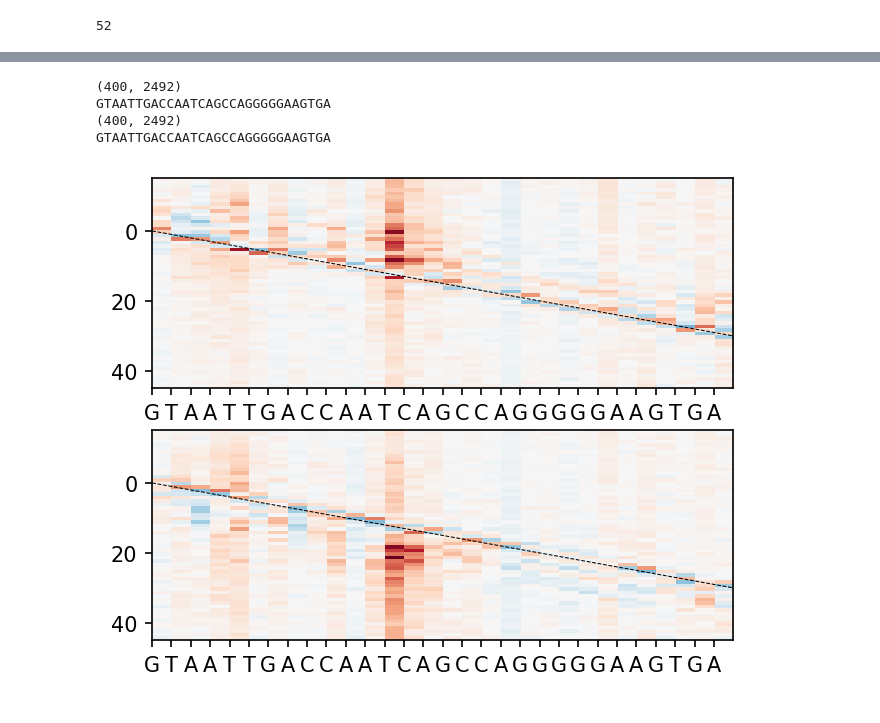
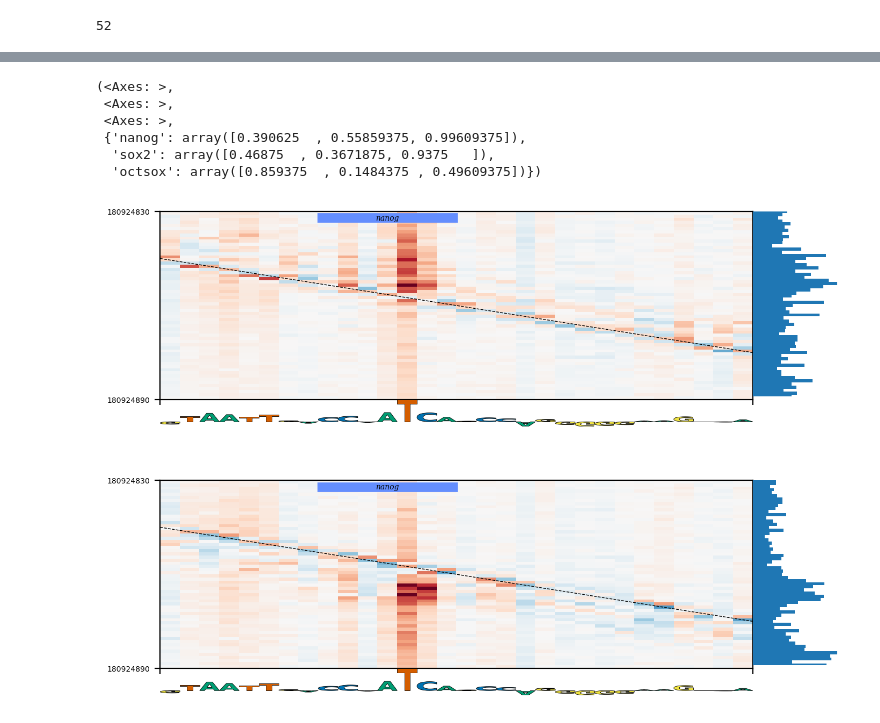
Before and after one commit to mmtrebuchet/bpreveal, a Jupyter notebook: doc/osknExample.ipynb, the cells around one changed output, grey strips where cells are left out. Cells and saved outputs as stored; diff of their text form; code cells hidden in the pictures.

```diff
--- a/doc/osknExample.ipynb
+++ b/doc/osknExample.ipynb
@@ -25,9 +32,14 @@ from bpreveal.tools import slurm
 # %%
 #Here, I'll set a few constants that will be applicable throughout the project.
-WORKING_DIRECTORY="/n/projects/cm2363/bpreveal/test/oskn"
-#You'll need to change this line to reflect the shell rc files that need to be sourced
-#in your job scripts, and to give the name of your bpreveal environment.
-SLURM_CONFIG = slurm.configSlurm(["/home/cm2363/.bashrc", "/home/cm2363/.zshrc"], "bpreveal-cerebro", WORKING_DIRECTORY)
+
+BASE_DIRECTORY="/n/projects/cm2363/bpreveal"
+WORKING_DIRECTORY=BASE_DIRECTORY + "/test/oskn"
+#The data directory is where I've unpacked the zenodo archive.
+DATA_DIRECTORY=WORKING_DIRECTORY + "/bpnet-pub-local"
+#I have a little script here that renames motifs in modiscolite. This will be unnecessary with new versions of modiscolite.
+SCRIPTS_DIR="/n/projects/cm2363/manuscript-bpreveal/src"
+SLURM_CONFIG=configSlurm(["/home/cm2363/.bashrc", "/home/cm2363/.zshrc"], "bpreveal-cerebro", WORKING_DIRECTORY)
+SLURM_CONFIG["gpuType"] = "a100"
 GENOME_FASTA="/n/data1/genomes/indexes/mm10/mm10.fa"
 TF_NAMES = ["oct4", "sox2", "klf4", "nanog"] #The names of the factors we'll use.
                                              #For consistency, I'm always going
@@ -1093,7 +1128,10 @@ print(RECEPTIVE_FIELD)
 
 #So in this case, if we want shap scores for a base at position zero, we need sequence from -16 to +35 (inclusive)
 # %%
-windowStart = 180924752
+windowStart = 180924752-1000
+windowEnd = 180925152+1000
+windowLen = windowEnd - windowStart
+windowChrom = "chr1"
 # %%
 #So I need to get windows that are 3092 bases wide, and the first 2093 bases are the only ones that have a chance of affecting the output
 #(since that's the receptive field for the first base.)
@@ -1211,15 +1253,38 @@ plotPisa("nanog_negative", 150, 200, 300, colorSpan = 0.5)
 # %%
 #One thing is pretty striking. The motif at ~100 bp has a directional effect, that is, the importance toward the positive peak is upstream of the
 #motif and the importance of the negative peak is downstream. But the motif at ~190 doesn't seem to be directional, and it seems to have a larger
 #reach. Let's zoom in!
-plt.subplot(211)
-plotPisa("nanog_positive", 108, 30, 60, colorSpan = 0.5)
-plt.subplot(212)
-plotPisa("nanog_negative", 108, 30, 60, colorSpan = 0.5)
+fig = plt.figure()
+
+bprplots.plotPisa(WORKING_DIRECTORY + "/shap/pisa_nanog_positive.h5",
+                  1108, 30, 60, RECEPTIVE_FIELD,
+                  windowStart, "chr1", GENOME_FASTA,
+                  WORKING_DIRECTORY + "/shap/nanog_profile.bw",
+                  WORKING_DIRECTORY + "/scan/nanog_profile.bed",
+                  WORKING_DIRECTORY + "/pred/nanog_residual_positive.bw",
+                  nameColors,
+                  fig, [0.1, 0.55, 0.9, 0.4],
+                  colorSpan = 0.5)
+
+bprplots.plotPisa(WORKING_DIRECTORY + "/shap/pisa_nanog_negative.h5",
+                  1108, 30, 60, RECEPTIVE_FIELD,
+                  windowStart, "chr1", GENOME_FASTA,
+                  WORKING_DIRECTORY + "/shap/nanog_profile.bw",
+                  WORKING_DIRECTORY + "/scan/nanog_profile.bed",
+                  WORKING_DIRECTORY + "/pred/nanog_residual_negative.bw",
+                  nameColors,
+                  fig, [0.1, 0.05, 0.9, 0.4],
+                  colorSpan = 0.5);
+#plt.subplot(211)
+#plotPisa("nanog_positive", 108, 30, 60, colorSpan = 0.5)
+#plt.subplot(212)
+#plotPisa("nanog_negative", 108, 30, 60, colorSpan = 0.5)
 # %% [output]
-(400, 2492)
-GTAATTGACCAATCAGCCAGGGGGAAGTGA
-(400, 2492)
-GTAATTGACCAATCAGCCAGGGGGAAGTGA
+(<Axes: >,
+ <Axes: >,
+ <Axes: >,
+ {'nanog': array([0.390625  , 0.55859375, 0.99609375]),
+  'sox2': array([0.46875  , 0.3671875, 0.9375   ]),
+  'octsox': array([0.859375  , 0.1484375 , 0.49609375])})
-[figure, old version]
+[figure, new version]
 # %%
```
Also changed, not shown: parts of 74 cells of this notebook, 12 other files.
